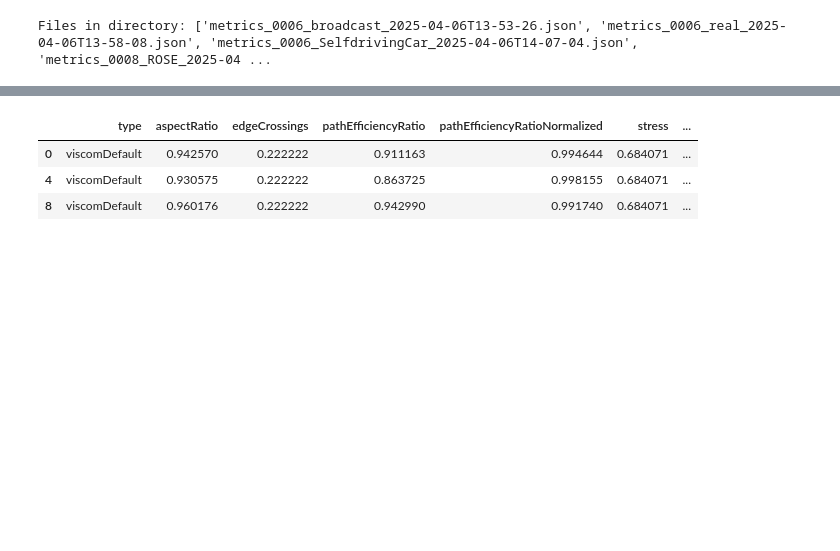
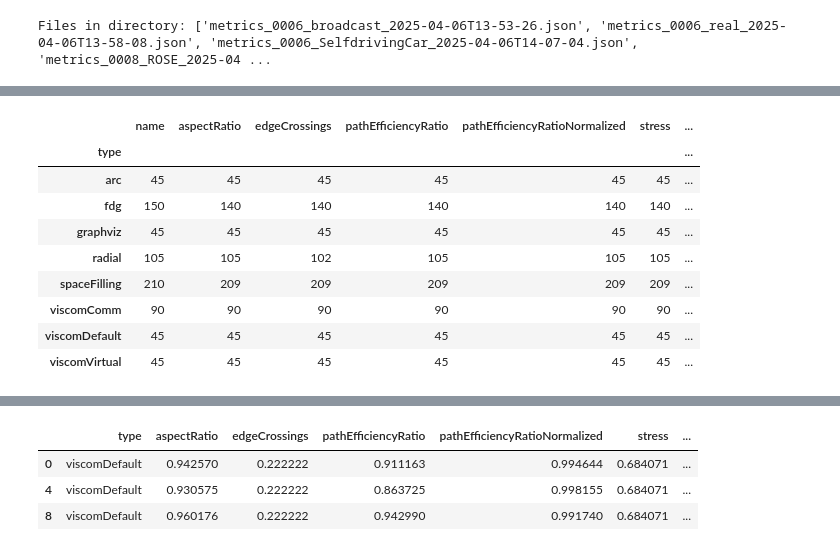
Before and after one commit to vschroeter/VisCom-Thesis, a Jupyter notebook: latex-helper/metricAnalyzerNew.ipynb, the cells around one changed output, grey strips where cells are left out. Saved outputs shown, nothing was run; the diff lists cells and outputs as text; code cells hidden in the pictures; blank space fills up the shorter version.

```diff
--- a/latex-helper/metricAnalyzerNew.ipynb
+++ b/latex-helper/metricAnalyzerNew.ipynb
@@ -151,6 +175,19 @@ Index(['name', 'type', 'aspectRatio', 'edgeCrossings', 'pathEfficiencyRatio',
        'weightedPathContinuity', 'pathAngularPrediction', 'nodeEdgeOverlaps',
        'nodeNodeOverlaps', 'title', 'nodes', 'connections'],
       dtype='object')
+# %%
+concatenated_df.groupby("type").count()
+# %% [output]
+|  | name | aspectRatio | edgeCrossings | pathEfficiencyRatio | pathEfficiencyRatioNormalized | stress | ... |
+| type |  |  |  |  |  |  | ... |
+| arc | 45 | 45 | 45 | 45 | 45 | 45 | ... |
+| fdg | 150 | 140 | 140 | 140 | 140 | 140 | ... |
+| graphviz | 45 | 45 | 45 | 45 | 45 | 45 | ... |
+| radial | 105 | 105 | 102 | 105 | 105 | 105 | ... |
+| spaceFilling | 210 | 209 | 209 | 209 | 209 | 209 | ... |
+| viscomComm | 90 | 90 | 90 | 90 | 90 | 90 | ... |
+| viscomDefault | 45 | 45 | 45 | 45 | 45 | 45 | ... |
+| viscomVirtual | 45 | 45 | 45 | 45 | 45 | 45 | ... |
 # %%
 columns_to_filter_out = [
     "name",
```
Also changed, not shown: parts of 7 cells of this notebook, 13 other files.
